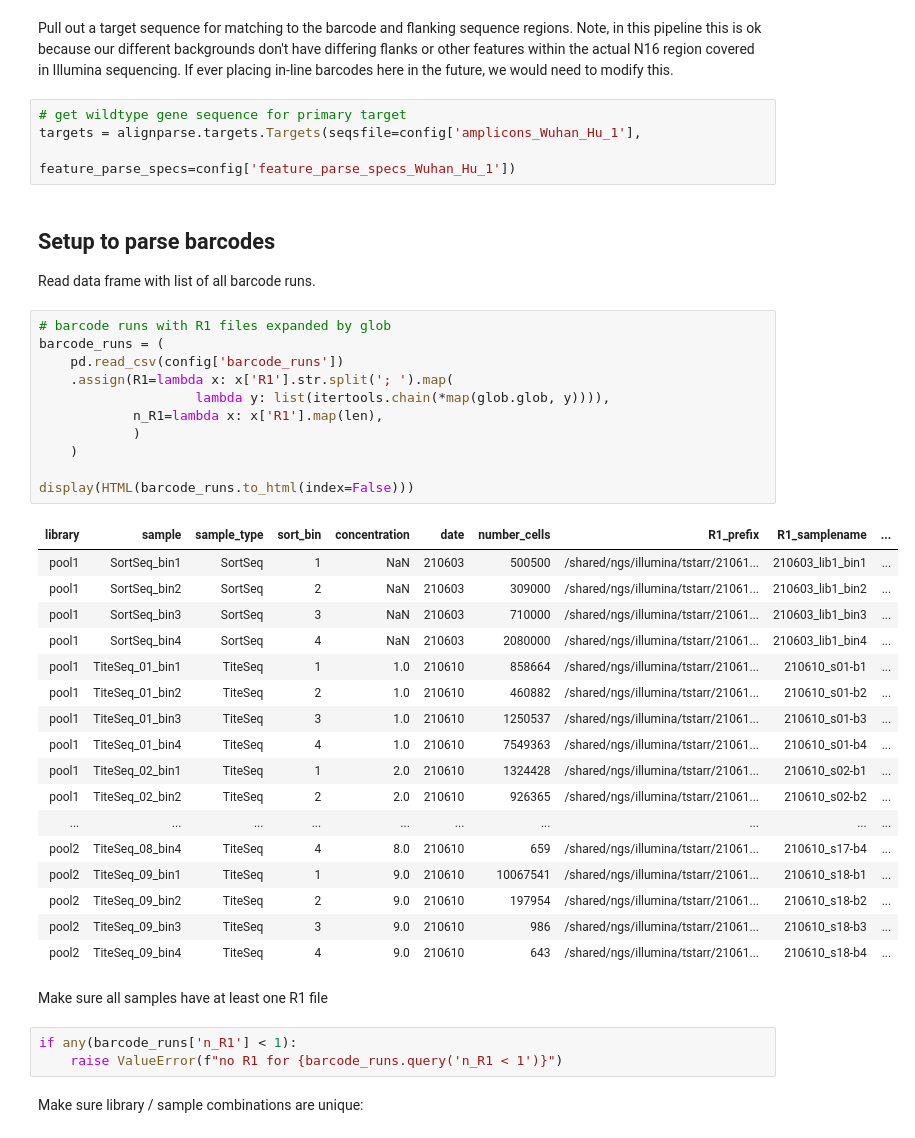
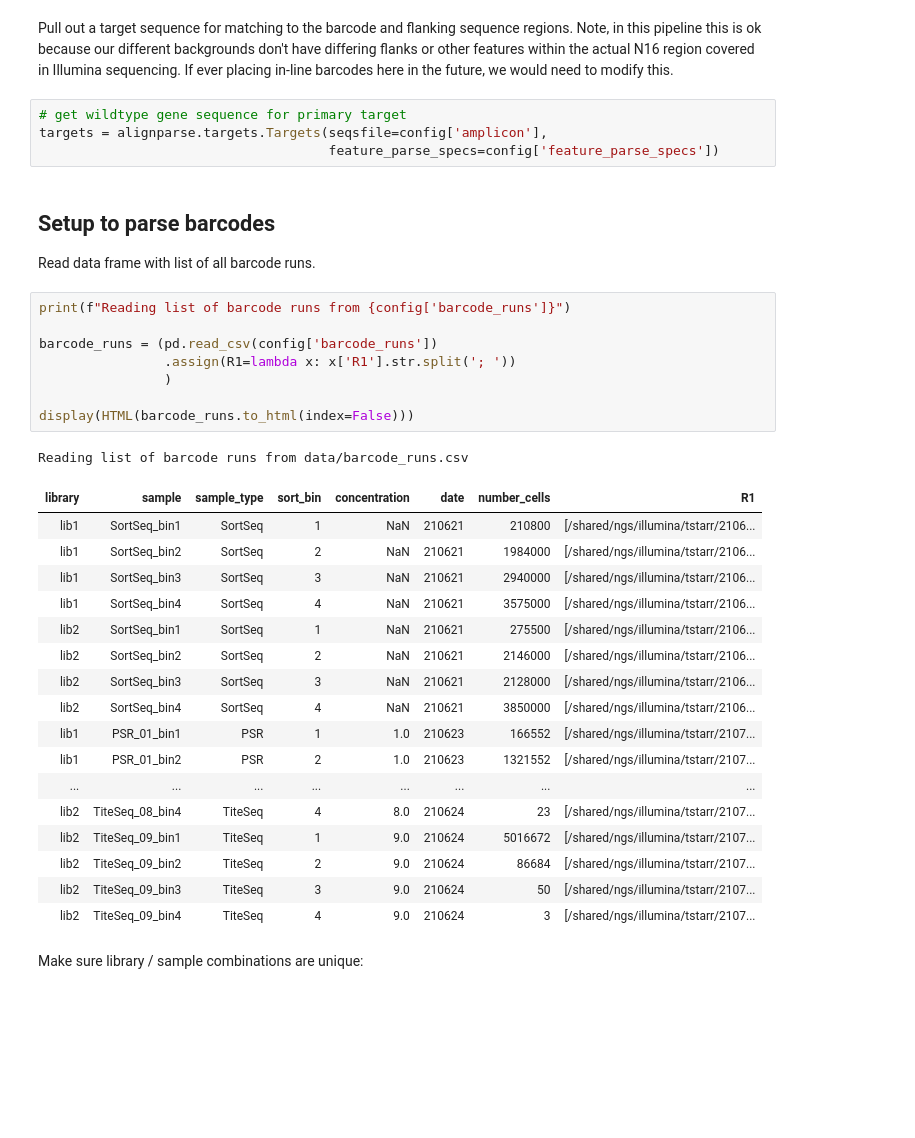
Before and after one commit to jbloomlab/Ab-CGGnaive_DMS, a Jupyter notebook: count_variants.ipynb, the cells around one changed output. Saved outputs shown, nothing was run; the diff lists cells and outputs as text; blank space fills up the shorter version.

```diff
--- a/count_variants.ipynb
+++ b/count_variants.ipynb
@@ -115,45 +76,38 @@ After removing duplicates, there are 329723 barcodes.
 Pull out a target sequence for matching to the barcode and flanking sequence regions. Note, in this pipeline this is ok because our different backgrounds don't have differing flanks or other features within the actual N16 region covered in Illumina sequencing. If ever placing in-line barcodes here in the future, we would need to modify this.
 # %%
 # get wildtype gene sequence for primary target
-targets = alignparse.targets.Targets(seqsfile=config['amplicons_Wuhan_Hu_1'],
-                                     feature_parse_specs=config['feature_parse_specs_Wuhan_Hu_1'])
+targets = alignparse.targets.Targets(seqsfile=config['amplicon'],
+                                     feature_parse_specs=config['feature_parse_specs'])
 # %% [markdown]
 ## Setup to parse barcodes
 Read data frame with list of all barcode runs.
 # %%
-# barcode runs with R1 files expanded by glob
-barcode_runs = (
-    pd.read_csv(config['barcode_runs'])
-    .assign(R1=lambda x: x['R1'].str.split('; ').map(
-                    lambda y: list(itertools.chain(*map(glob.glob, y)))),
-            n_R1=lambda x: x['R1'].map(len),
-            )
-    )
+print(f"Reading list of barcode runs from {config['barcode_runs']}")
+
+barcode_runs = (pd.read_csv(config['barcode_runs'])
+                .assign(R1=lambda x: x['R1'].str.split('; '))
+                )
 
 display(HTML(barcode_runs.to_html(index=False)))
 # %% [output]
+Reading list of barcode runs from data/barcode_runs.csv
-| library | sample | sample_type | sort_bin | concentration | date | number_cells | R1_prefix | R1_samplename | ... |
-| pool1 | SortSeq_bin1 | SortSeq | 1 | NaN | 210603 | 500500 | /shared/ngs/illumina/tstarr/21061... | 210603_lib1_bin1 | ... |
-| pool1 | SortSeq_bin2 | SortSeq | 2 | NaN | 210603 | 309000 | /shared/ngs/illumina/tstarr/21061... | 210603_lib1_bin2 | ... |
-| pool1 | SortSeq_bin3 | SortSeq | 3 | NaN | 210603 | 710000 | /shared/ngs/illumina/tstarr/21061... | 210603_lib1_bin3 | ... |
-| pool1 | SortSeq_bin4 | SortSeq | 4 | NaN | 210603 | 2080000 | /shared/ngs/illumina/tstarr/21061... | 210603_lib1_bin4 | ... |
-| pool1 | TiteSeq_01_bin1 | TiteSeq | 1 | 1.0 | 210610 | 858664 | /shared/ngs/illumina/tstarr/21061... | 210610_s01-b1 | ... |
-| pool1 | TiteSeq_01_bin2 | TiteSeq | 2 | 1.0 | 210610 | 460882 | /shared/ngs/illumina/tstarr/21061... | 210610_s01-b2 | ... |
-| pool1 | TiteSeq_01_bin3 | TiteSeq | 3 | 1.0 | 210610 | 1250537 | /shared/ngs/illumina/tstarr/21061... | 210610_s01-b3 | ... |
-| pool1 | TiteSeq_01_bin4 | TiteSeq | 4 | 1.0 | 210610 | 7549363 | /shared/ngs/illumina/tstarr/21061... | 210610_s01-b4 | ... |
-| pool1 | TiteSeq_02_bin1 | TiteSeq | 1 | 2.0 | 210610 | 1324428 | /shared/ngs/illumina/tstarr/21061... | 210610_s02-b1 | ... |
-| pool1 | TiteSeq_02_bin2 | TiteSeq | 2 | 2.0 | 210610 | 926365 | /shared/ngs/illumina/tstarr/21061... | 210610_s02-b2 | ... |
-| ... | ... | ... | ... | ... | ... | ... | ... | ... | ... |
-| pool2 | TiteSeq_08_bin4 | TiteSeq | 4 | 8.0 | 210610 | 659 | /shared/ngs/illumina/tstarr/21061... | 210610_s17-b4 | ... |
-| pool2 | TiteSeq_09_bin1 | TiteSeq | 1 | 9.0 | 210610 | 10067541 | /shared/ngs/illumina/tstarr/21061... | 210610_s18-b1 | ... |
-| pool2 | TiteSeq_09_bin2 | TiteSeq | 2 | 9.0 | 210610 | 197954 | /shared/ngs/illumina/tstarr/21061... | 210610_s18-b2 | ... |
-| pool2 | TiteSeq_09_bin3 | TiteSeq | 3 | 9.0 | 210610 | 986 | /shared/ngs/illumina/tstarr/21061... | 210610_s18-b3 | ... |
-| pool2 | TiteSeq_09_bin4 | TiteSeq | 4 | 9.0 | 210610 | 643 | /shared/ngs/illumina/tstarr/21061... | 210610_s18-b4 | ... |
+| library | sample | sample_type | sort_bin | concentration | date | number_cells | R1 |
+| lib1 | SortSeq_bin1 | SortSeq | 1 | NaN | 210621 | 210800 | [/shared/ngs/illumina/tstarr/2106... |
+| lib1 | SortSeq_bin2 | SortSeq | 2 | NaN | 210621 | 1984000 | [/shared/ngs/illumina/tstarr/2106... |
+| lib1 | SortSeq_bin3 | SortSeq | 3 | NaN | 210621 | 2940000 | [/shared/ngs/illumina/tstarr/2106... |
+| lib1 | SortSeq_bin4 | SortSeq | 4 | NaN | 210621 | 3575000 | [/shared/ngs/illumina/tstarr/2106... |
+| lib2 | SortSeq_bin1 | SortSeq | 1 | NaN | 210621 | 275500 | [/shared/ngs/illumina/tstarr/2106... |
+| lib2 | SortSeq_bin2 | SortSeq | 2 | NaN | 210621 | 2146000 | [/shared/ngs/illumina/tstarr/2106... |
+| lib2 | SortSeq_bin3 | SortSeq | 3 | NaN | 210621 | 2128000 | [/shared/ngs/illumina/tstarr/2106... |
+| lib2 | SortSeq_bin4 | SortSeq | 4 | NaN | 210621 | 3850000 | [/shared/ngs/illumina/tstarr/2106... |
+| lib1 | PSR_01_bin1 | PSR | 1 | 1.0 | 210623 | 166552 | [/shared/ngs/illumina/tstarr/2107... |
+| lib1 | PSR_01_bin2 | PSR | 2 | 1.0 | 210623 | 1321552 | [/shared/ngs/illumina/tstarr/2107... |
+| ... | ... | ... | ... | ... | ... | ... | ... |
+| lib2 | TiteSeq_08_bin4 | TiteSeq | 4 | 8.0 | 210624 | 23 | [/shared/ngs/illumina/tstarr/2107... |
+| lib2 | TiteSeq_09_bin1 | TiteSeq | 1 | 9.0 | 210624 | 5016672 | [/shared/ngs/illumina/tstarr/2107... |
+| lib2 | TiteSeq_09_bin2 | TiteSeq | 2 | 9.0 | 210624 | 86684 | [/shared/ngs/illumina/tstarr/2107... |
+| lib2 | TiteSeq_09_bin3 | TiteSeq | 3 | 9.0 | 210624 | 50 | [/shared/ngs/illumina/tstarr/2107... |
+| lib2 | TiteSeq_09_bin4 | TiteSeq | 4 | 9.0 | 210624 | 3 | [/shared/ngs/illumina/tstarr/2107... |
-# %% [markdown]
-Make sure all samples have at least one R1 file
-# %%
-if any(barcode_runs['n_R1'] < 1):
-    raise ValueError(f"no R1 for {barcode_runs.query('n_R1 < 1')}")
 # %% [markdown]
 Make sure library / sample combinations are unique:
 # %%
```
Also changed, not shown: parts of 8 cells of this notebook, 3 other files.
